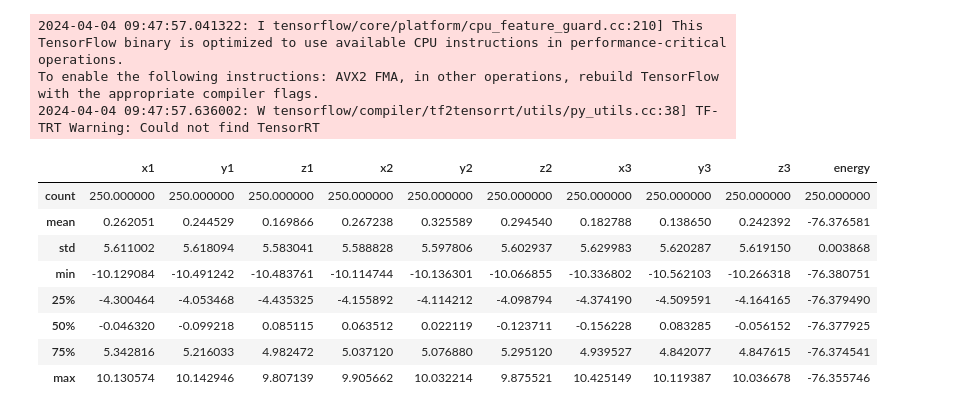
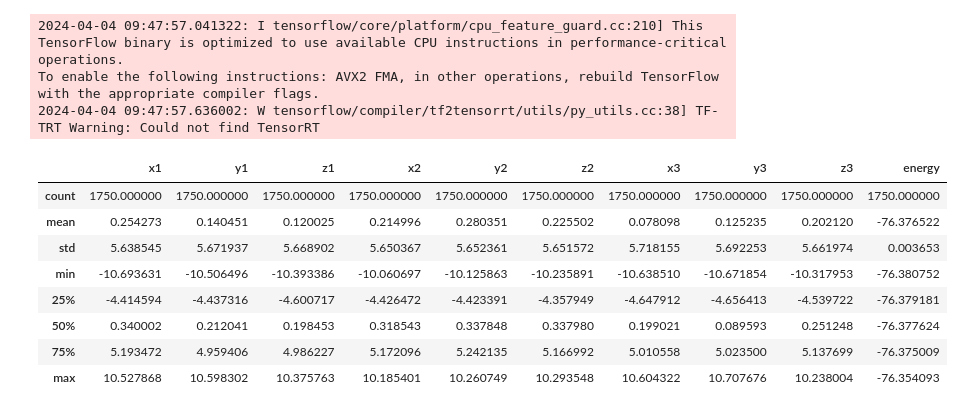
Before and after one commit to vathzen/h2o-energies-msc, a Jupyter notebook: H2O_Energies.ipynb, the cells around one changed output. Saved outputs shown, nothing was run; the diff lists cells and outputs as text; code cells hidden in the pictures.

```diff
--- a/H2O_Energies.ipynb
+++ b/H2O_Energies.ipynb
@@ -41,18 +41,19 @@ def normalize_data(df):
 # %%
 h2o_unrotated = read_data("./data/H2O_unrotated.xyz","./data/H2O_unrotated.ener")
 h2o_test = read_data("./data/H2O_test.xyz","./data/H2O_test.ener")
+h2o_rotated = read_data("./data/H2O_rotated.xyz","./data/H2O_rotated.ener")
 # %%
-h2o_test.describe()
+h2o_rotated.describe()
 # %% [output]
 |  | x1 | y1 | z1 | x2 | y2 | z2 | x3 | y3 | z3 | energy |
-| count | 250.000000 | 250.000000 | 250.000000 | 250.000000 | 250.000000 | 250.000000 | 250.000000 | 250.000000 | 250.000000 | 250.000000 |
-| mean | 0.262051 | 0.244529 | 0.169866 | 0.267238 | 0.325589 | 0.294540 | 0.182788 | 0.138650 | 0.242392 | -76.376581 |
-| std | 5.611002 | 5.618094 | 5.583041 | 5.588828 | 5.597806 | 5.602937 | 5.629983 | 5.620287 | 5.619150 | 0.003868 |
-| min | -10.129084 | -10.491242 | -10.483761 | -10.114744 | -10.136301 | -10.066855 | -10.336802 | -10.562103 | -10.266318 | -76.380751 |
-| 25% | -4.300464 | -4.053468 | -4.435325 | -4.155892 | -4.114212 | -4.098794 | -4.374190 | -4.509591 | -4.164165 | -76.379490 |
-| 50% | -0.046320 | -0.099218 | 0.085115 | 0.063512 | 0.022119 | -0.123711 | -0.156228 | 0.083285 | -0.056152 | -76.377925 |
-| 75% | 5.342816 | 5.216033 | 4.982472 | 5.037120 | 5.076880 | 5.295120 | 4.939527 | 4.842077 | 4.847615 | -76.374541 |
-| max | 10.130574 | 10.142946 | 9.807139 | 9.905662 | 10.032214 | 9.875521 | 10.425149 | 10.119387 | 10.036678 | -76.355746 |
+| count | 1750.000000 | 1750.000000 | 1750.000000 | 1750.000000 | 1750.000000 | 1750.000000 | 1750.000000 | 1750.000000 | 1750.000000 | 1750.000000 |
+| mean | 0.254273 | 0.140451 | 0.120025 | 0.214996 | 0.280351 | 0.225502 | 0.078098 | 0.125235 | 0.202120 | -76.376522 |
+| std | 5.638545 | 5.671937 | 5.668902 | 5.650367 | 5.652361 | 5.651572 | 5.718155 | 5.692253 | 5.661974 | 0.003653 |
+| min | -10.693631 | -10.506496 | -10.393386 | -10.060697 | -10.125863 | -10.235891 | -10.638510 | -10.671854 | -10.317953 | -76.380752 |
+| 25% | -4.414594 | -4.437316 | -4.600717 | -4.426472 | -4.423391 | -4.357949 | -4.647912 | -4.656413 | -4.539722 | -76.379181 |
+| 50% | 0.340002 | 0.212041 | 0.198453 | 0.318543 | 0.337848 | 0.337980 | 0.199021 | 0.089593 | 0.251248 | -76.377624 |
+| 75% | 5.193472 | 4.959406 | 4.986227 | 5.172096 | 5.242135 | 5.166992 | 5.010558 | 5.023500 | 5.137699 | -76.375009 |
+| max | 10.527868 | 10.598302 | 10.375763 | 10.185401 | 10.260749 | 10.293548 | 10.604322 | 10.707676 | 10.238004 | -76.354093 |
 # %%
 h2o_distances = pd.DataFrame(columns=['OH1','OH2','HH'])
 
```
Also changed, not shown: parts of 9 cells of this notebook.
